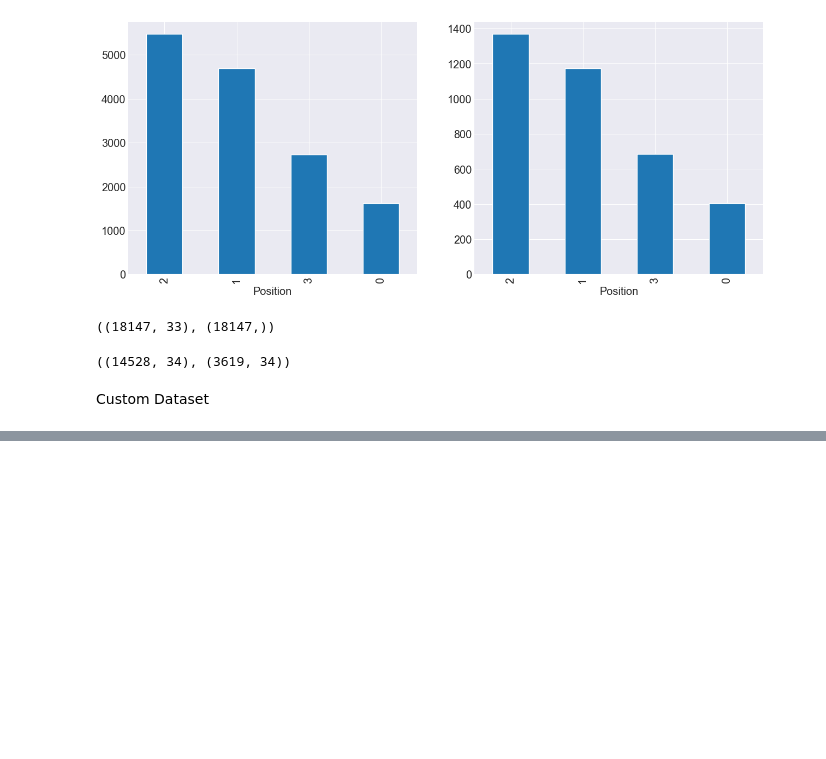
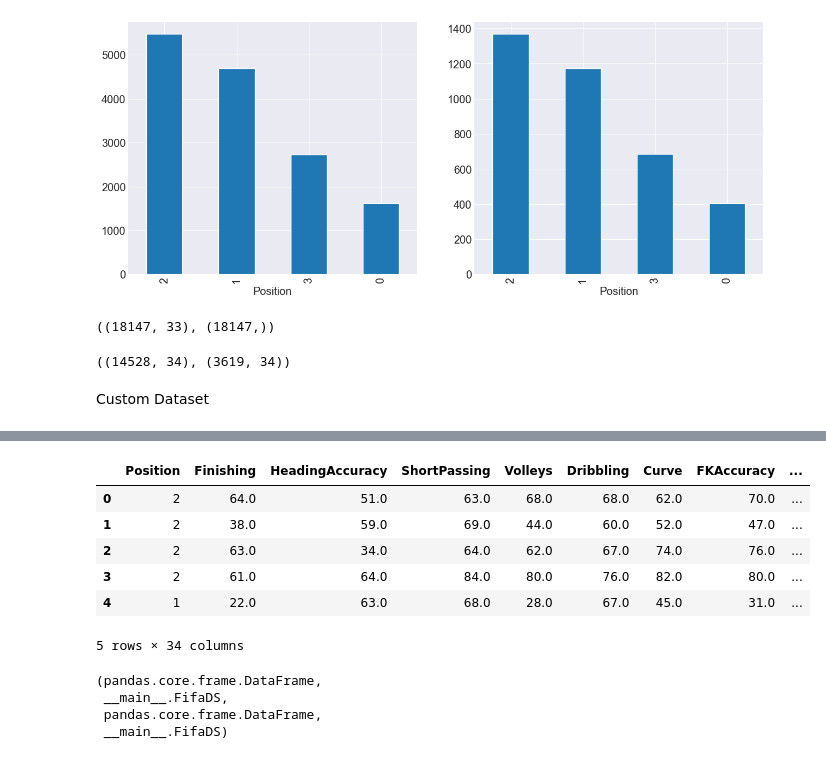
Before and after one commit to ishaan-eng/Deep-Learning, a Jupyter notebook: Nov 14/Torch_FIFA.ipynb, the cells around one changed output, grey strips where cells are left out. Saved outputs shown, nothing was run; the diff lists cells and outputs as text; code cells hidden in the pictures; blank space fills up the shorter version.

```diff
--- a/Nov 14/Torch_FIFA.ipynb
+++ b/Nov 14/Torch_FIFA.ipynb
@@ -403,0 +410,11 @@ v# X_train = ss.fit_transform(X_train)
+# %%
+test_df=test_df.reset_index(drop=True)
+test_df.head()
+# %% [output]
+|  | Position | Finishing | HeadingAccuracy | ShortPassing | Volleys | Dribbling | Curve | FKAccuracy | ... |
+| 0 | 2 | 64.0 | 51.0 | 63.0 | 68.0 | 68.0 | 62.0 | 70.0 | ... |
+| 1 | 2 | 38.0 | 59.0 | 69.0 | 44.0 | 60.0 | 52.0 | 47.0 | ... |
+| 2 | 2 | 63.0 | 34.0 | 64.0 | 62.0 | 67.0 | 74.0 | 76.0 | ... |
+| 3 | 2 | 61.0 | 64.0 | 84.0 | 80.0 | 76.0 | 82.0 | 80.0 | ... |
+| 4 | 1 | 22.0 | 63.0 | 68.0 | 28.0 | 67.0 | 45.0 | 31.0 | ... |
+5 rows × 34 columns
@@ -403,0 +425,7 @@ v# X_train = ss.fit_transform(X_train)
+# %%
+type(train_df),type(train_ds),type(test_df),type(test_ds)
+# %% [output]
+(pandas.core.frame.DataFrame,
+ __main__.FifaDS,
+ pandas.core.frame.DataFrame,
+ __main__.FifaDS)
```
Also changed, not shown: parts of 15 cells of this notebook, 18 other files.
